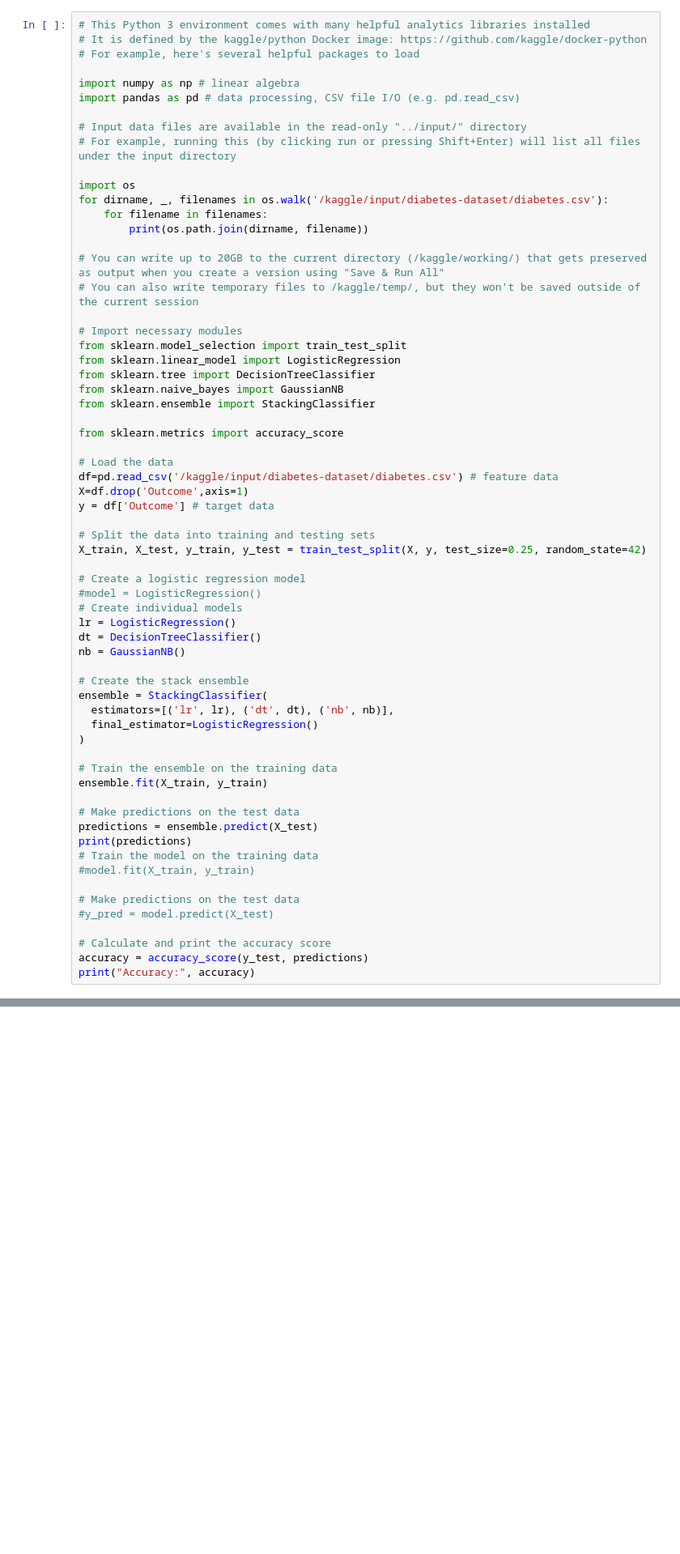
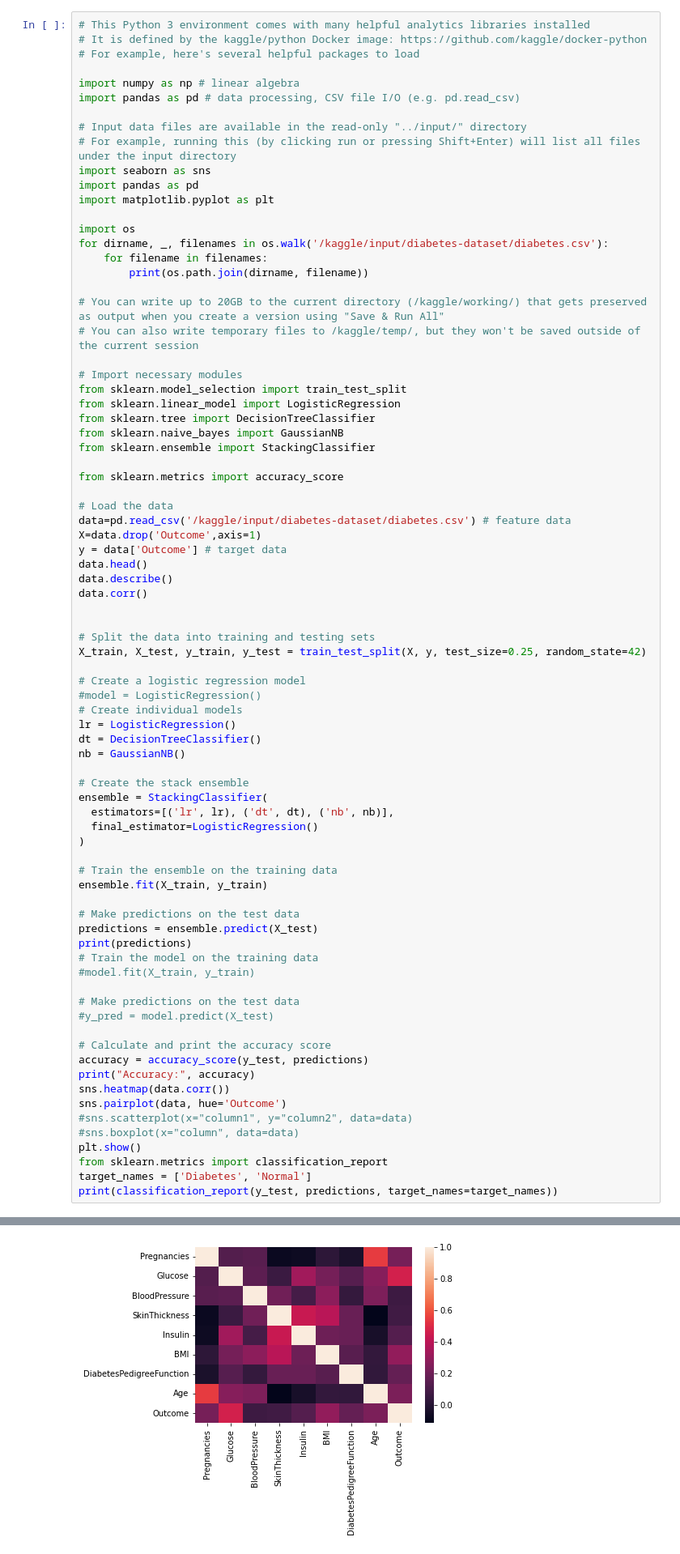
Before and after one commit to loka1282/KaggleCodes, a Jupyter notebook: diabetes-classification-ensemble-classifier.ipynb, the cells around one changed output, grey strips where cells are left out. Shown at 81% size. Drawn from its saved outputs; the diff is of its cells as text; blank space fills up the shorter version.

Commit message:
Kaggle Notebook | Diabetes-Classification-Ensemble-Classifier | Version 3

```diff
--- a/diabetes-classification-ensemble-classifier.ipynb
+++ b/diabetes-classification-ensemble-classifier.ipynb
@@ -8,6 +8,9 @@ import pandas as pd # data processing, CSV file I/O (e.g. pd.read_csv)
 
 # Input data files are available in the read-only "../input/" directory
 # For example, running this (by clicking run or pressing Shift+Enter) will list all files under the input directory
+import seaborn as sns
+import pandas as pd
+import matplotlib.pyplot as plt
 
 import os
 for dirname, _, filenames in os.walk('/kaggle/input/diabetes-dataset/diabetes.csv'):
@@ -27,9 +30,13 @@ from sklearn.ensemble import StackingClassifier
 from sklearn.metrics import accuracy_score
 
 # Load the data
-df=pd.read_csv('/kaggle/input/diabetes-dataset/diabetes.csv') # feature data
-X=df.drop('Outcome',axis=1)
-y = df['Outcome'] # target data
+data=pd.read_csv('/kaggle/input/diabetes-dataset/diabetes.csv') # feature data
+X=data.drop('Outcome',axis=1)
+y = data['Outcome'] # target data
+data.head()
+data.describe()
+data.corr()
+
 
 # Split the data into training and testing sets
 X_train, X_test, y_train, y_test = train_test_split(X, y, test_size=0.25, random_state=42)
@@ -62,6 +69,14 @@ print(predictions)
 # Calculate and print the accuracy score
 accuracy = accuracy_score(y_test, predictions)
 print("Accuracy:", accuracy)
+sns.heatmap(data.corr())
+sns.pairplot(data, hue='Outcome')
+#sns.scatterplot(x="column1", y="column2", data=data)
+#sns.boxplot(x="column", data=data)
+plt.show()
+from sklearn.metrics import classification_report
+target_names = ['Diabetes', 'Normal']
+print(classification_report(y_test, predictions, target_names=target_names))
 # %% [output]
 STOP: TOTAL NO. of ITERATIONS REACHED LIMIT.
 
@@ -89,0 +105 @@ Accuracy: 0.7291666666666666
+[figure, added]
```
Also changed, not shown: parts of 1 cell of this notebook.
